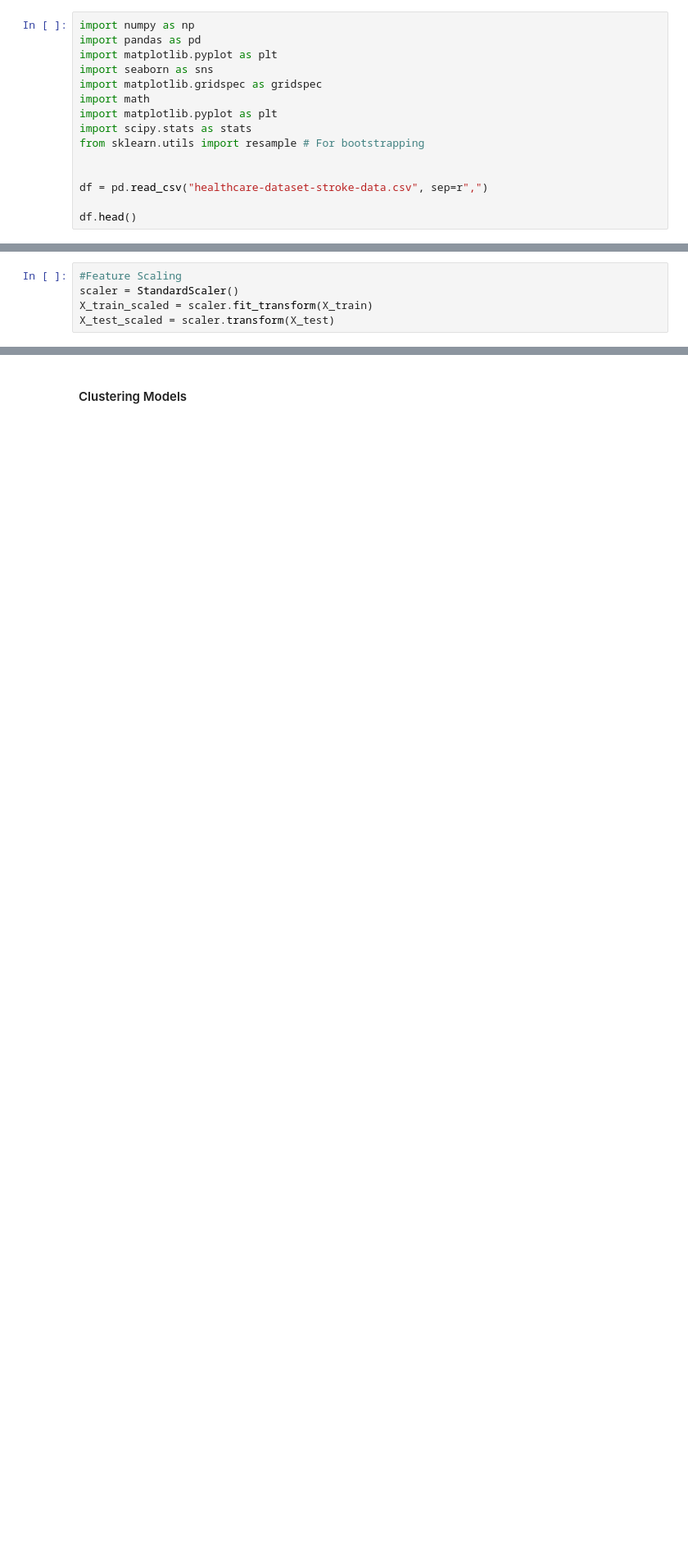
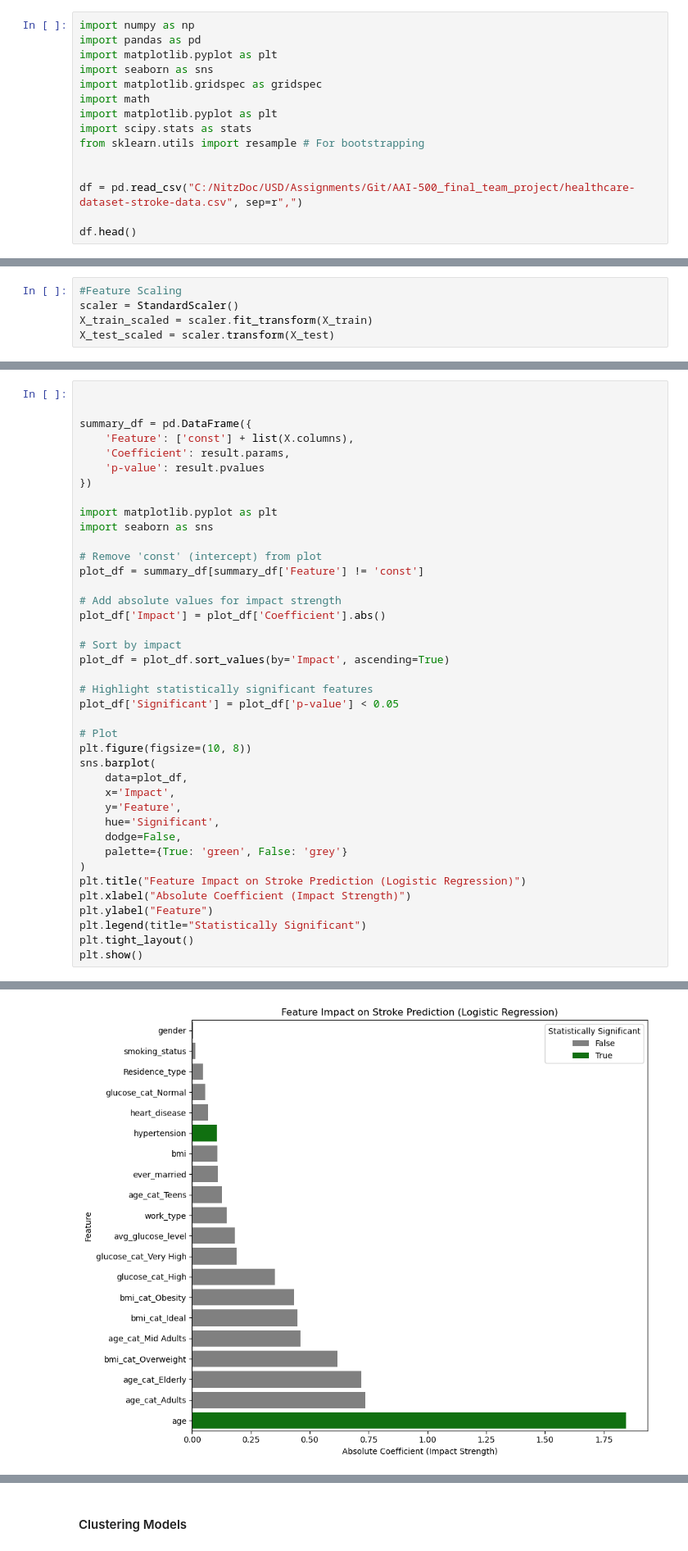
Before and after one commit to mgonzalezo/AAI-500_final_team_project, a Jupyter notebook: stroke_analysis.ipynb, the cells around one changed output, grey strips where cells are left out. Shown at 82% size. Saved outputs shown, nothing was run; the diff lists cells and outputs as text; blank space fills up the shorter version.

```diff
--- a/stroke_analysis.ipynb
+++ b/stroke_analysis.ipynb
@@ -25,7 +25,7 @@ import scipy.stats as stats
 from sklearn.utils import resample # For bootstrapping
 
 
-df = pd.read_csv("healthcare-dataset-stroke-data.csv", sep=r",")
+df = pd.read_csv("C:/NitzDoc/USD/Assignments/Git/AAI-500_final_team_project/healthcare-dataset-stroke-data.csv", sep=r",")
 
 df.head()
 # %% [output]
@@ -933,0 +1022,41 @@ plt.show()
+# %%
+
+
+summary_df = pd.DataFrame({
+    'Feature': ['const'] + list(X.columns),
+    'Coefficient': result.params,
+    'p-value': result.pvalues
+})
+
+import matplotlib.pyplot as plt
+import seaborn as sns
+
+# Remove 'const' (intercept) from plot
+plot_df = summary_df[summary_df['Feature'] != 'const']
+
+# Add absolute values for impact strength
+plot_df['Impact'] = plot_df['Coefficient'].abs()
+
+# Sort by impact
+plot_df = plot_df.sort_values(by='Impact', ascending=True)
+
+# Highlight statistically significant features
+plot_df['Significant'] = plot_df['p-value'] < 0.05
+
+# Plot
+plt.figure(figsize=(10, 8))
+sns.barplot(
+    data=plot_df,
+    x='Impact',
+    y='Feature',
+    hue='Significant',
+    dodge=False,
+    palette={True: 'green', False: 'grey'}
+)
+plt.title("Feature Impact on Stroke Prediction (Logistic Regression)")
+plt.xlabel("Absolute Coefficient (Impact Strength)")
+plt.ylabel("Feature")
+plt.legend(title="Statistically Significant")
+plt.tight_layout()
+plt.show()
+# %% [output]
@@ -934 +1068,2 @@ plt.show()
+[figure, added]
 # %% [markdown]
```
Also changed, not shown: parts of 25 cells of this notebook.
